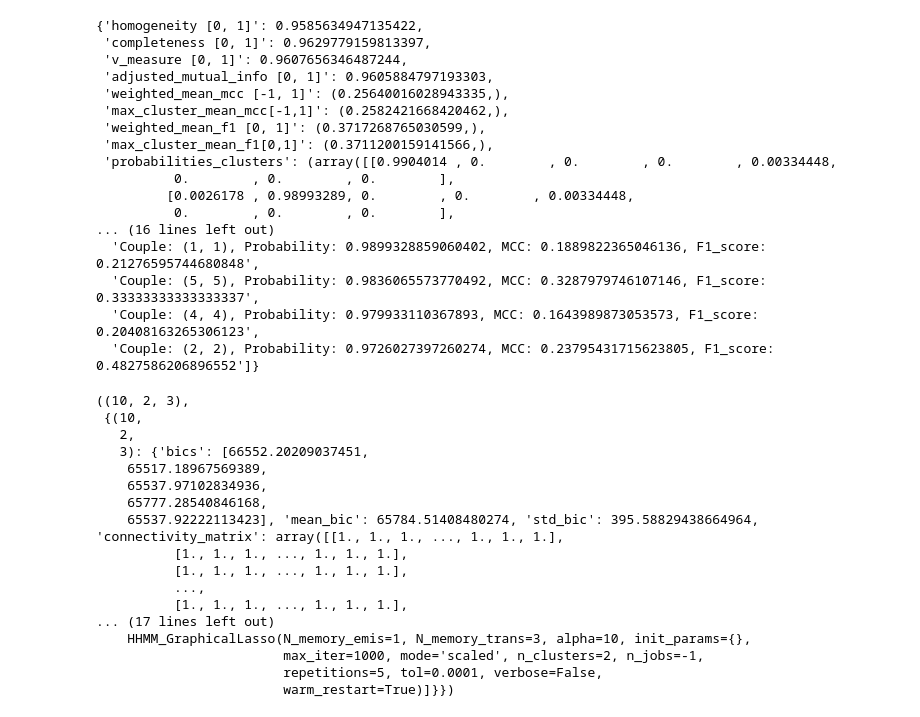
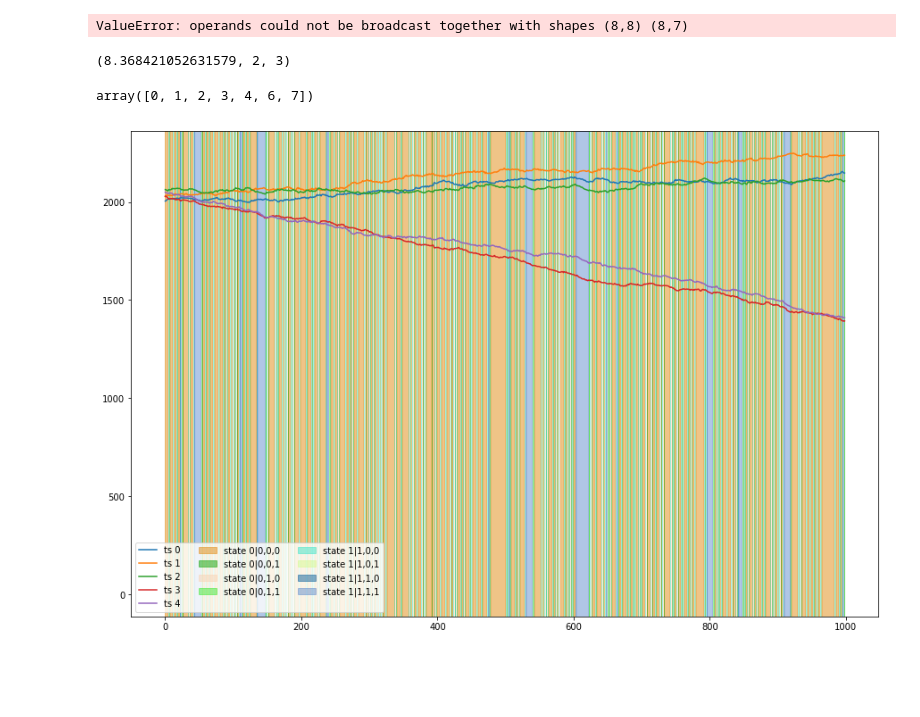
Before and after one commit to vanessadamario/HMM-CHB-MIT, a Jupyter notebook: notebooks/hmm/Test_HHMM (5).ipynb, the cells around one changed output. Cells and saved outputs as stored; diff of their text form; code cells hidden in the pictures; blank space fills up the shorter version.

```diff
--- a/notebooks/hmm/Test_HHMM (5).ipynb
+++ b/notebooks/hmm/Test_HHMM (5).ipynb
@@ -14,8 +14,8 @@ import matplotlib.pyplot as plt
 # %%
-N_samples = 3000
+N_samples = 1000
 N_states = 2
 Mem = 3
-N_TS = 10
+N_TS = 5
 sigma_Normal = 1
 
 dataset = generate_hmm(n_samples= N_samples,
@@ -44,5 +43,5 @@ plt.show()
 # %%
-lam = 12
+lam = 8.37
 max_iter = 1000
 
 mdl = HHMM_GraphicalLasso(alpha=lam,
@@ -51,7 +50,7 @@ mdl = HHMM_GraphicalLasso(alpha=lam,
                          max_iter=max_iter,
                          mode='scaled',
                          warm_restart=True,
-                         repetitions=5,
+                         repetitions=50,
                          n_jobs=-1,
                          N_memory_trans = Mem,
                          N_memory_emis=1,)
@@ -113,23 +82,7 @@ array([[ 1.00000000e+00,  0.00000000e+00,  0.00000000e+00,
 results_recap(dataset['states'], mdl.labels_, dataset['thetas'], mdl.precisions_,
               dataset['gammas'], mdl.gammas_)
 # %% [output]
-{'homogeneity [0, 1]': 0.9585634947135422,
- 'completeness [0, 1]': 0.9629779159813397,
- 'v_measure [0, 1]': 0.9607656346487244,
- 'adjusted_mutual_info [0, 1]': 0.9605884797193303,
- 'weighted_mean_mcc [-1, 1]': (0.25640016028943335,),
- 'max_cluster_mean_mcc[-1,1]': (0.2582421668420462,),
- 'weighted_mean_f1 [0, 1]': (0.3717268765030599,),
- 'max_cluster_mean_f1[0,1]': (0.3711200159141566,),
- 'probabilities_clusters': (array([[0.9904014 , 0.        , 0.        , 0.        , 0.00334448,
-          0.        , 0.        , 0.        ],
-         [0.0026178 , 0.98993289, 0.        , 0.        , 0.00334448,
-          0.        , 0.        , 0.        ],
-... (16 lines left out)
-  'Couple: (1, 1), Probability: 0.9899328859060402, MCC: 0.1889822365046136, F1_score: 0.21276595744680848',
-  'Couple: (5, 5), Probability: 0.9836065573770492, MCC: 0.3287979746107146, F1_score: 0.33333333333333337',
-  'Couple: (4, 4), Probability: 0.979933110367893, MCC: 0.1643989873053573, F1_score: 0.20408163265306123',
-  'Couple: (2, 2), Probability: 0.9726027397260274, MCC: 0.23795431715623805, F1_score: 0.4827586206896552']}
+ValueError: operands could not be broadcast together with shapes (8,8) (8,7)
 # %%
 res = cross_validation_higher_order(mdl,
        dataset['data'],
@@ -138,22 +91,14 @@ res = cross_validation_higher_order(mdl,
                'N_memory_trans': [Mem]},
        n_repetitions=5)
 # %%
-res
+res[0]
 # %% [output]
-((10, 2, 3),
- {(10,
-   2,
-   3): {'bics': [66552.20209037451,
-    65517.18967569389,
-    65537.97102834936,
-    65777.28540846168,
-    65537.92222113423], 'mean_bic': 65784.51408480274, 'std_bic': 395.58829438664964, 'connectivity_matrix': array([[1., 1., 1., ..., 1., 1., 1.],
-          [1., 1., 1., ..., 1., 1., 1.],
-          [1., 1., 1., ..., 1., 1., 1.],
-          ...,
-          [1., 1., 1., ..., 1., 1., 1.],
-... (17 lines left out)
-    HHMM_GraphicalLasso(N_memory_emis=1, N_memory_trans=3, alpha=10, init_params={},
-                        max_iter=1000, mode='scaled', n_clusters=2, n_jobs=-1,
-                        repetitions=5, tol=0.0001, verbose=False,
-                        warm_restart=True)]}})
+(8.368421052631579, 2, 3)
+# %%
+np.unique(mdl.labels_[1:])
+# %% [output]
+array([0, 1, 2, 3, 4, 6, 7])
+# %%
+plot_results_cluster(Data, mdl.labels_[1:],N_st = N_states,mem = Mem,HHMM = True)
+# %% [output]
+[figure, added]
```
Also changed, not shown: parts of 8 cells of this notebook, 3 other files.
